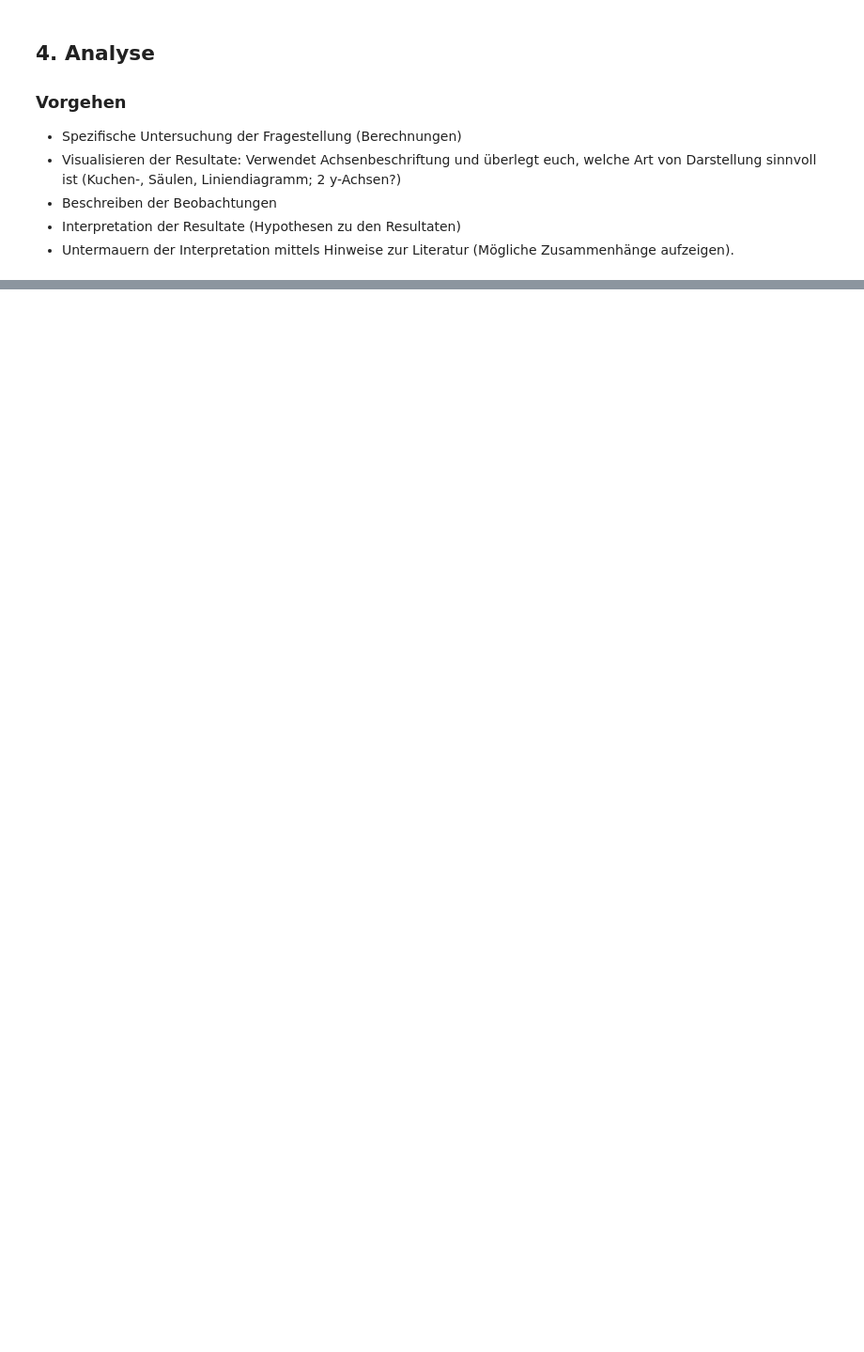
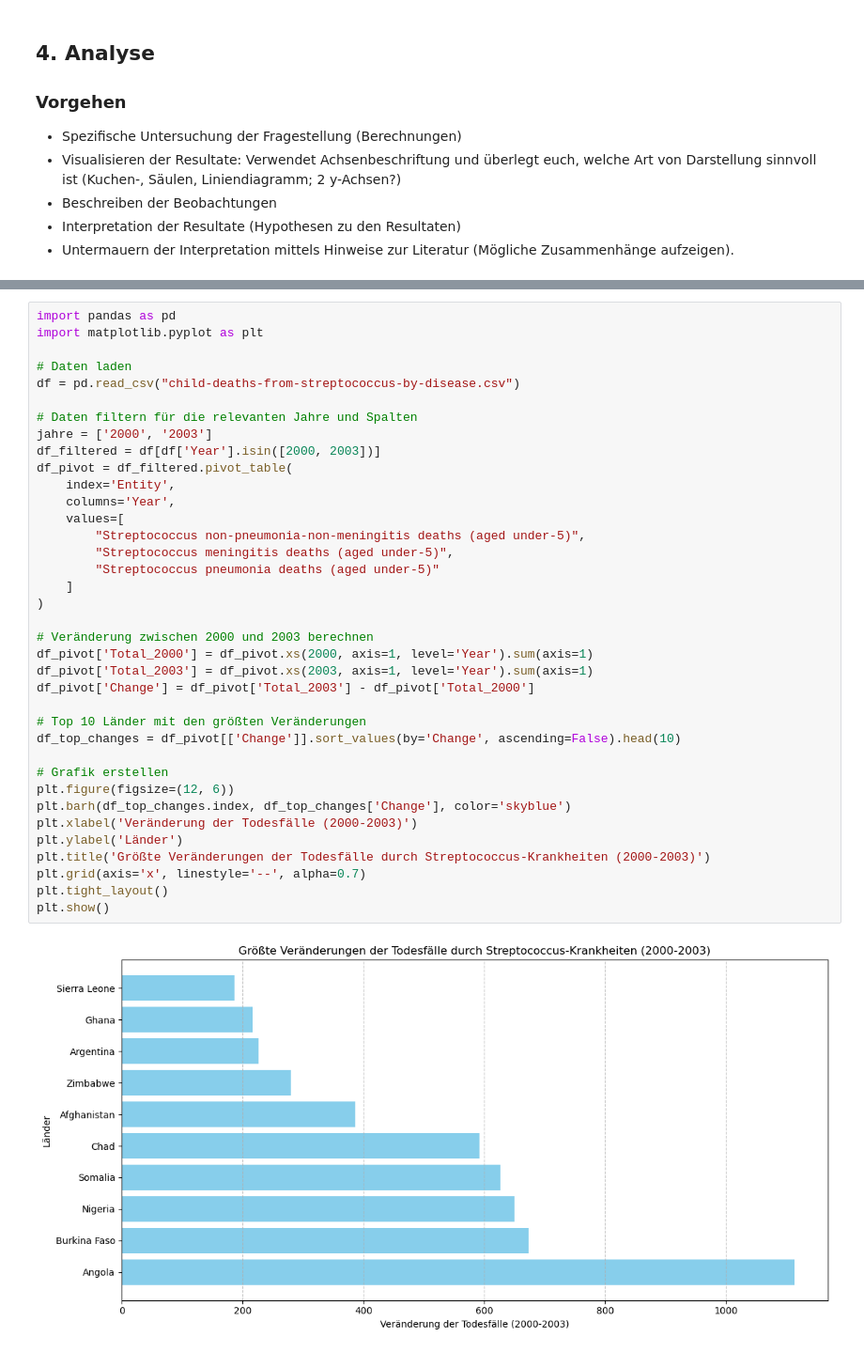
Before and after one commit to ayl-in/Aylin-und-Genta, a Jupyter notebook: Phython_LN_aylin_genta.ipynb, the cells around one changed output, grey strips where cells are left out. Shown at 94% size. Drawn from its saved outputs; the diff is of its cells as text; blank space fills up the shorter version.

```diff
--- a/Phython_LN_aylin_genta.ipynb
+++ b/Phython_LN_aylin_genta.ipynb
@@ -288,0 +346,39 @@ plt.show()
+# %%
+import pandas as pd
+import matplotlib.pyplot as plt
+
+# Daten laden
+df = pd.read_csv("child-deaths-from-streptococcus-by-disease.csv")
+
+# Daten filtern für die relevanten Jahre und Spalten
+jahre = ['2000', '2003']
+df_filtered = df[df['Year'].isin([2000, 2003])]
+df_pivot = df_filtered.pivot_table(
+    index='Entity',
+    columns='Year',
+    values=[
+        "Streptococcus non-pneumonia-non-meningitis deaths (aged under-5)",
+        "Streptococcus meningitis deaths (aged under-5)",
+        "Streptococcus pneumonia deaths (aged under-5)"
+    ]
+)
+
+# Veränderung zwischen 2000 und 2003 berechnen
+df_pivot['Total_2000'] = df_pivot.xs(2000, axis=1, level='Year').sum(axis=1)
+df_pivot['Total_2003'] = df_pivot.xs(2003, axis=1, level='Year').sum(axis=1)
+df_pivot['Change'] = df_pivot['Total_2003'] - df_pivot['Total_2000']
+
+# Top 10 Länder mit den größten Veränderungen
+df_top_changes = df_pivot[['Change']].sort_values(by='Change', ascending=False).head(10)
+
+# Grafik erstellen
+plt.figure(figsize=(12, 6))
+plt.barh(df_top_changes.index, df_top_changes['Change'], color='skyblue')
+plt.xlabel('Veränderung der Todesfälle (2000-2003)')
+plt.ylabel('Länder')
+plt.title('Größte Veränderungen der Todesfälle durch Streptococcus-Krankheiten (2000-2003)')
+plt.grid(axis='x', linestyle='--', alpha=0.7)
+plt.tight_layout()
+plt.show()
+# %% [output]
+[figure, added]
```
Also changed, not shown: parts of 4 cells of this notebook.
